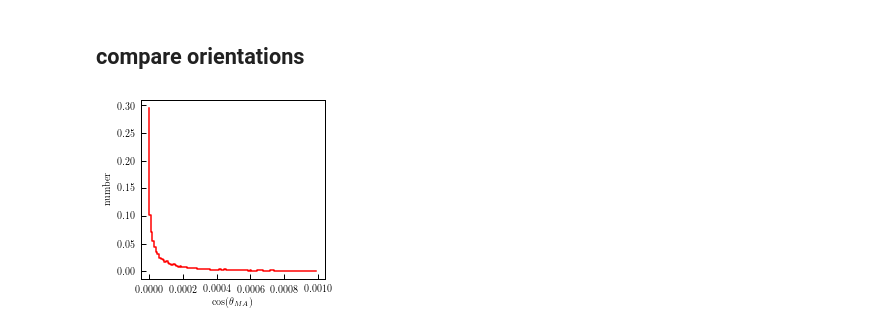
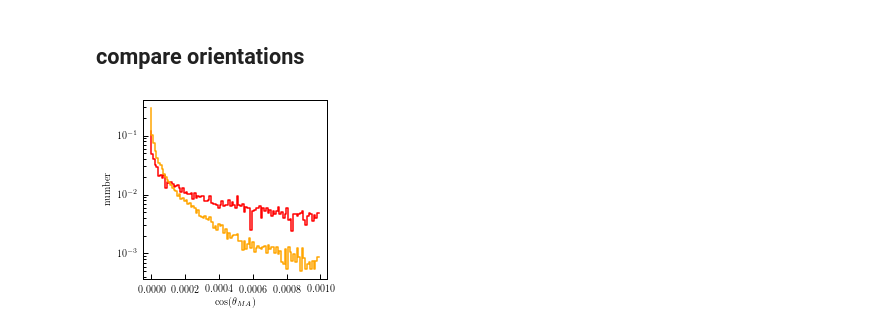
Before and after one commit to duncandc/Illustris_Shapes, a Jupyter notebook: notebooks/Compare_Shape_Measurements.ipynb, the cells around one changed output. Drawn from its saved outputs; the diff is of its cells as text; code cells hidden in the pictures.

```diff
--- a/notebooks/Compare_Shape_Measurements.ipynb
+++ b/notebooks/Compare_Shape_Measurements.ipynb
@@ -17,11 +17,16 @@ t_0 = f.get('Snapshot_'+snapnum)
 
 from astropy.table import Table
 
-fname = simname + '_' + snapnum + '_' + 'reduced' + '_' +'galaxy_shapes'+ '.dat'
+fname = simname + '_' + snapnum + '_' + 'non-reduced' + '_' +'galaxy_shapes'+ '.dat'
 t_1 = Table.read('../data/shape_catalogs/'+fname, format='ascii')
 
+fname = simname + '_' + snapnum + '_' + 'reduced' + '_' +'galaxy_shapes'+ '.dat'
+t_2 = Table.read('../data/shape_catalogs/'+fname, format='ascii')
+
 fname = simname + '_' + snapnum + '_' + 'iterative' + '_' +'galaxy_shapes'+ '.dat'
-t_2 = Table.read('../data/shape_catalogs/'+fname, format='ascii')
+t_3 = Table.read('../data/shape_catalogs/'+fname, format='ascii')
+
+#t_1=t_2
 # %% [markdown]
 ## compare axis ratios
 # %%
@@ -95,34 +147,33 @@ plt.show()
 # %%
 Av_1 = np.vstack((t_1['av_x'], t_1['av_y'], t_1['av_x'])).T
 Av_2 = np.vstack((t_2['av_x'], t_2['av_y'], t_2['av_x'])).T
+Av_3 = np.vstack((t_3['av_x'], t_3['av_y'], t_3['av_x'])).T
 
 Bv_1 = np.vstack((t_1['bv_x'], t_1['bv_y'], t_1['bv_x'])).T
 Bv_2 = np.vstack((t_2['bv_x'], t_2['bv_y'], t_2['bv_x'])).T
+Bv_3 = np.vstack((t_3['bv_x'], t_3['bv_y'], t_3['bv_x'])).T
 
 Cv_1 = np.vstack((t_1['cv_x'], t_1['cv_y'], t_1['cv_x'])).T
 Cv_2 = np.vstack((t_2['cv_x'], t_2['cv_y'], t_2['cv_x'])).T
+Cv_3 = np.vstack((t_3['cv_x'], t_3['cv_y'], t_3['cv_x'])).T
 
 from rotations.vector_utilities import angles_between_list_of_vectors
 bins = np.linspace(0,0.001,100)
 
 theta_1 = angles_between_list_of_vectors(Av_1, Av_2)
 counts_1 = np.histogram(1-np.fabs(np.cos(theta_1)), bins=bins)[0]
 counts_1 = 1.0*counts_1/np.sum(counts_1)
 
-theta_2 = angles_between_list_of_vectors(Bv_1, Bv_2)
+theta_2 = angles_between_list_of_vectors(Bv_2, Bv_3)
 counts_2 = np.histogram(1-np.fabs(np.cos(theta_2)), bins=bins)[0]
 counts_2 = 1.0*counts_2/np.sum(counts_2)
 
-theta_3 = angles_between_list_of_vectors(Cv_1, Cv_2)
-counts_3 = np.histogram(1-np.fabs(np.cos(theta_3)), bins=bins)[0]
-counts_3 = 1.0*counts_3/np.sum(counts_3)
-
 plt.figure(figsize=(3.3,3.3))
 plt.step(bins[:-1], counts_1, '-', color='red')
-#plt.step(bins[:-1], counts_2, '-', color='red')
-#plt.step(bins[:-1], counts_3, '-', color='red')
+plt.step(bins[:-1], counts_2, '-', color='orange')
 plt.xlabel(r'$\cos(\theta_{MA})$')
 plt.ylabel('number')
+plt.yscale('log')
 plt.show()
 # %% [output]
-[figure, old version]
+[figure, new version]
```
Also changed, not shown: parts of 4 cells of this notebook, 2 other files.
